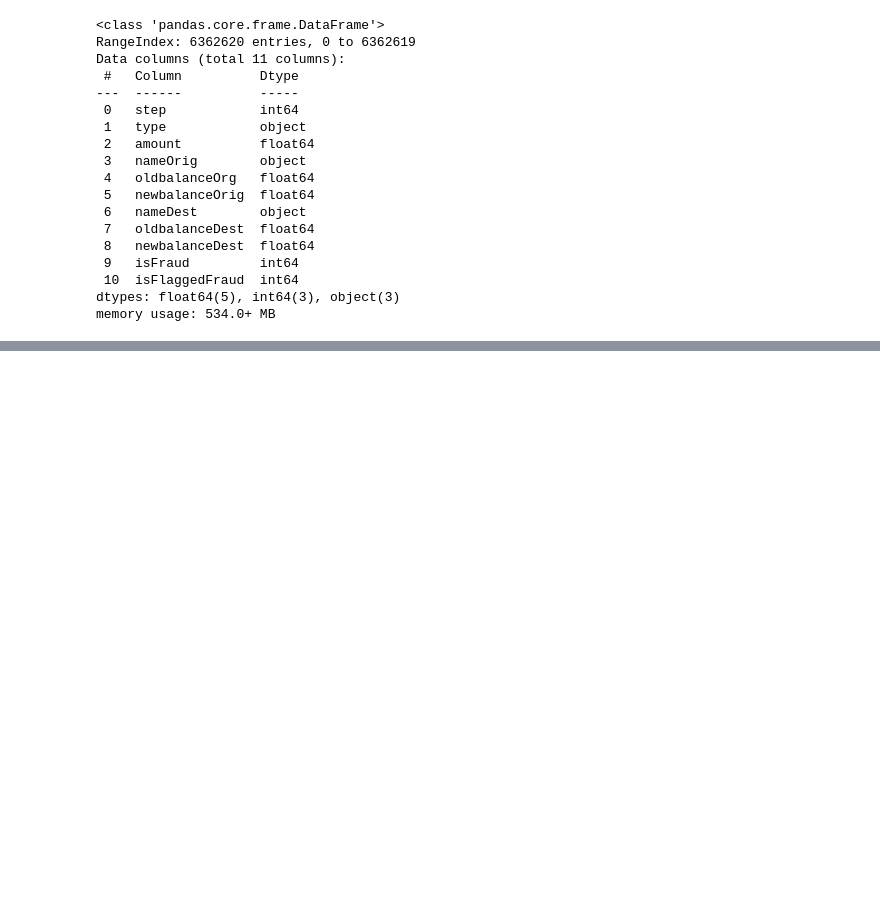
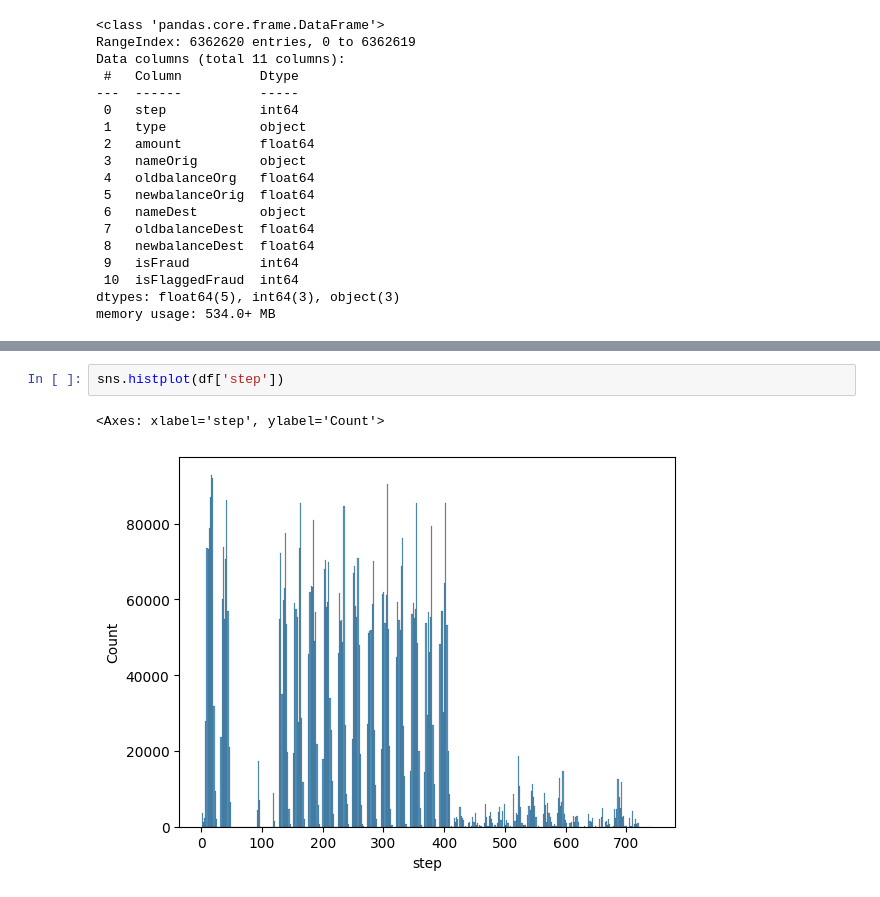
Before and after one commit to vitthalbulbule/FraudTransactionDetection, a Jupyter notebook: fraud.ipynb, the cells around one changed output, grey strips where cells are left out. Cells and saved outputs as stored; diff of their text form; blank space fills up the shorter version.

```diff
--- a/fraud.ipynb
+++ b/fraud.ipynb
@@ -94,0 +128,5 @@ sns.kdeplot(df.corr(numeric_only=True))
+# %%
+sns.histplot(df['step'])
+# %% [output]
+<Axes: xlabel='step', ylabel='Count'>
+[figure, added]
```
Also changed, not shown: parts of 11 cells of this notebook.
